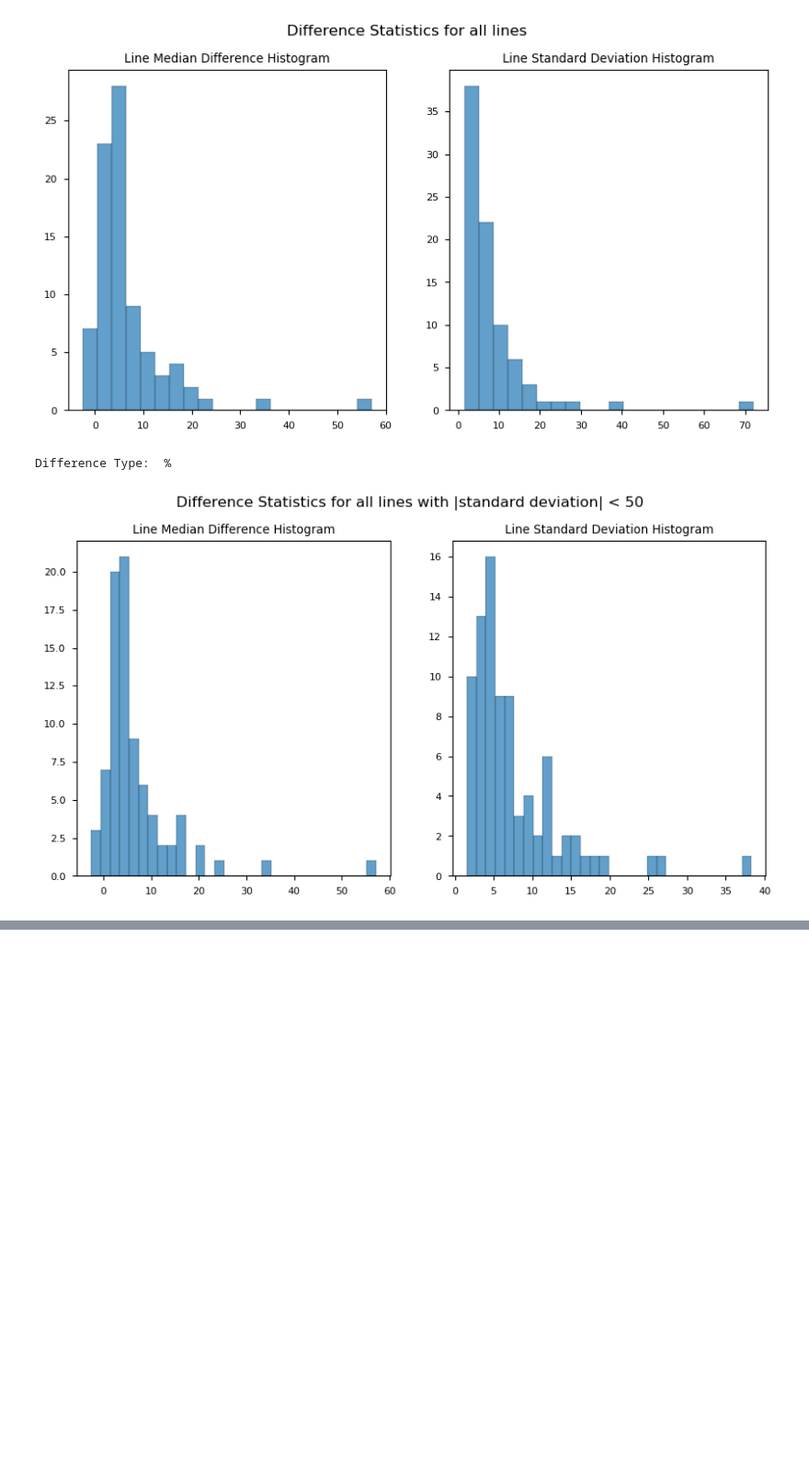
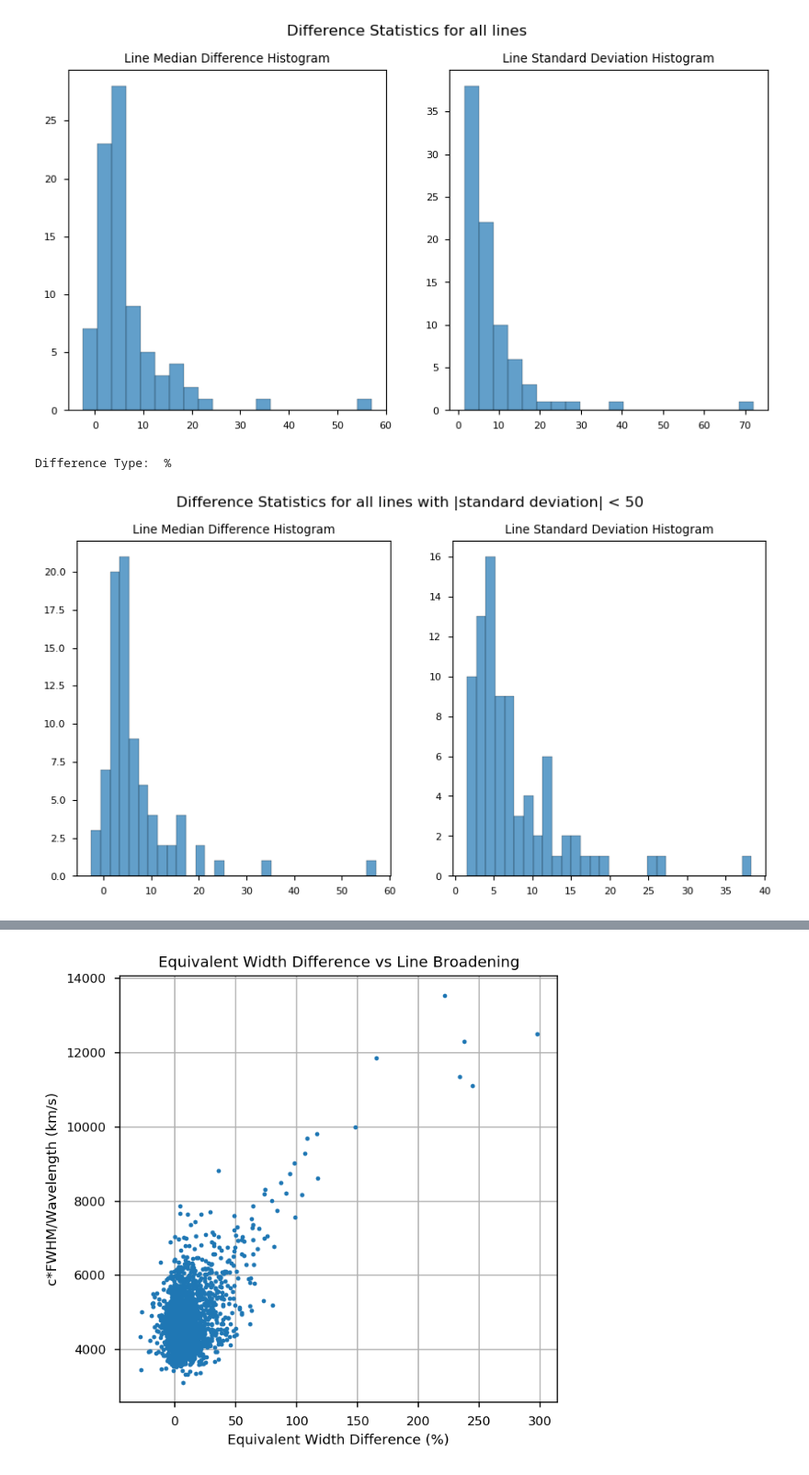
Before and after one commit to jkcarlberg/redgiant_planethosts, a Jupyter notebook: auto_eqw_all.ipynb, the cells around one changed output, grey strips where cells are left out. Shown at 92% size. Saved outputs shown, nothing was run; the diff lists cells and outputs as text; code cells hidden in the pictures; blank space fills up the shorter version.

Commit message:
broadening plot

```diff
--- a/auto_eqw_all.ipynb
+++ b/auto_eqw_all.ipynb
@@ -48,6 +49,7 @@ gauss_centhresh = 0.2
 pars_dict={'7112.17':(10, -0.3, 0.15, 0.2, 0.2), '5838.37':(10,-0.3,0.15,0.15, 0.15)}
 
 survey = []
+all_meas = []
 for line in lines:
     # Set fitting parameters
     if line in pars_dict.keys():
@@ -55,13 +57,13 @@ for line in lines:
         gauss_amp = pars_dict[line][1]
         gauss_width = pars_dict[line][2]
         gauss_centhresh_l = pars_dict[line][3]
-        guass_centhresh_r = pars_dict[line][4]
+        gauss_centhresh_r = pars_dict[line][4]
     else:
         width = 10 #Distance from the line on both sides to sample the local continuum from
         gauss_amp = -0.2
         gauss_width = 0.15
         gauss_centhresh_l = 0.2
-        gauss_centhres_r = 0.2
+        gauss_centhresh_r = 0.2
     percent_difference = True
     diff = []
     for row in disp_df.iterrows():
@@ -101,9 +103,11 @@ for line in lines:
         #Get around pyspeckits reliance on a generated baseline and just generate basespec as a ones array (continuum is always one in normalized case)
         sp.baseline.basespec = np.ones(len(s_wav))
 
+
         #Fit a gaussian to the line, this may be too simplistic for blended lines
         with suppress_stdout(): #Suppress some annoying info messages that don't translate well to automation
             sp.specfit(fittype='gaussian', guesses = [gauss_amp, line, gauss_width], exclude= [0,line-gauss_centhresh_l, line+gauss_centhresh_r, line+5000])
+        fwhm = sp.specfit.parinfo[2].value
 
         #Measure the Equivalent Width of the gaussian line fit against the normalized baseline
         EQW = sp.specfit.EQW(plot=False, continuum_as_baseline=True, xmin = 0, xmax = len(norm))
@@ -114,6 +118,7 @@ for line in lines:
             ew_diff = EQW-byhand_eqw #mA Difference
         if ew_diff < 1000: #Try to cut out some of these crazy fits
             diff.append(ew_diff)
+        all_meas.append([line, ew_diff, fwhm])
     if percent_difference:
         symbol = "%"
     else:
@@ -128,6 +133,7 @@ for line in lines:
     #print("~95% within {}{}".format(np.round(2*np.std(diff), 2), symbol))
     #print(" ")
 survey_df = pd.DataFrame(survey, columns=["Line (Angstroms)", "Median Difference","Standard Deviation of Difference"])
+all_meas_df = pd.DataFrame(all_meas, columns=["Line (Angstroms)", "Difference","FWHM"])
 # %% [markdown]
 ### Performance Against Known EQWs
 # %%
@@ -181,0 +210,13 @@ Difference Type:  %
+# %%
+delta_eqw = all_meas_df['Difference']
+broadening = c.c.value*(all_meas_df['FWHM']/all_meas_df['Line (Angstroms)'])
+
+
+fig = plt.figure(figsize=(5,5), dpi=150)
+plt.plot(delta_eqw,broadening, '.')
+plt.title("Equivalent Width Difference vs Line Broadening")
+plt.xlabel("Equivalent Width Difference ({})".format(symbol))
+plt.ylabel("c*FWHM/Wavelength (km/s)")
+plt.grid()
+# %% [output]
+[figure, added]
```
Also changed, not shown: parts of 3 cells of this notebook.
